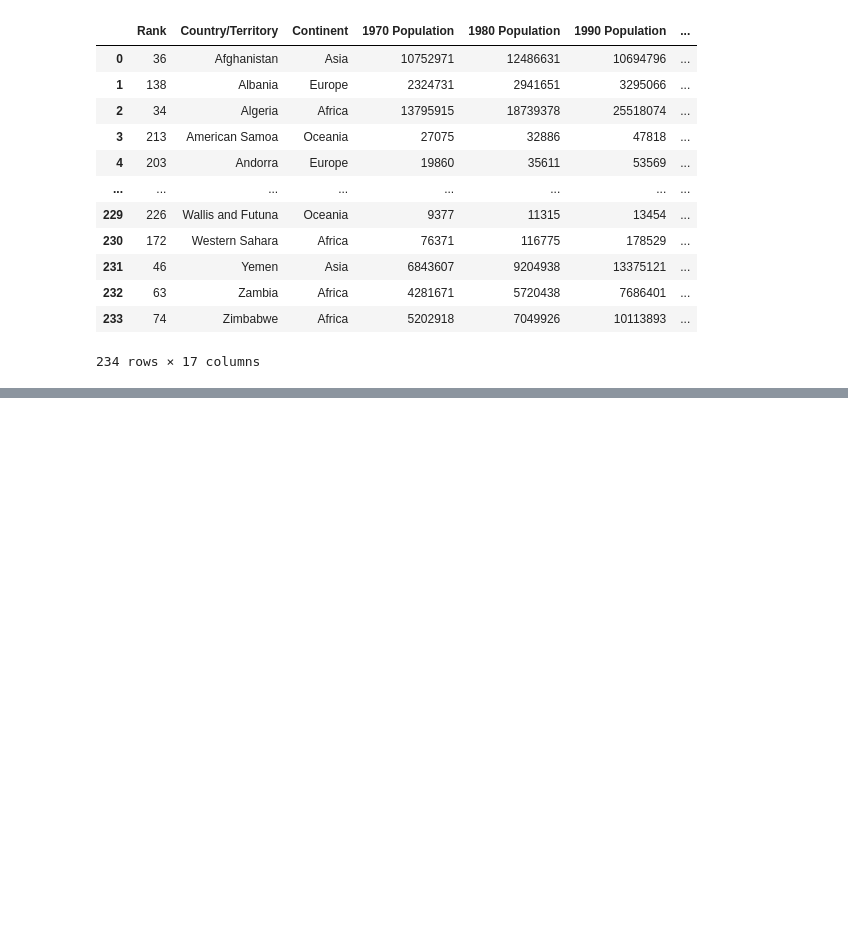
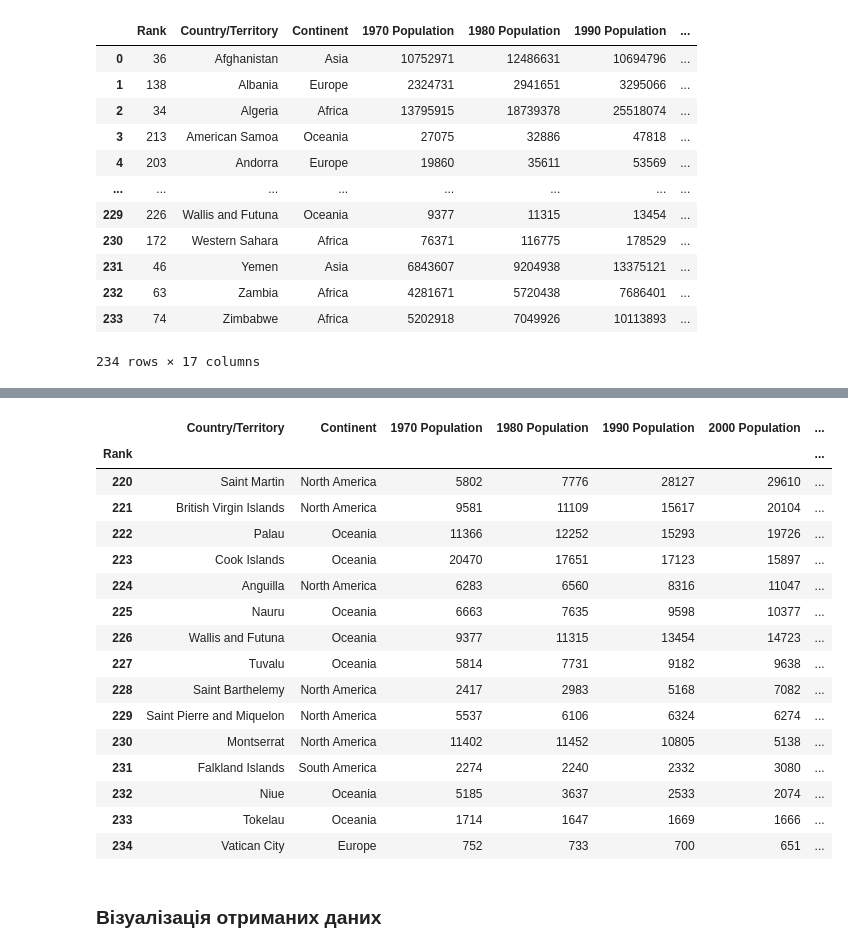
Before and after one commit to Y-Rov/python-PNU-course, a Jupyter notebook: course-part-2/realization-cw-2/rovinskyi-cw-2.ipynb, the cells around one changed output, grey strips where cells are left out. Cells and saved outputs as stored; diff of their text form; code cells hidden in the pictures; blank space fills up the shorter version.

```diff
--- a/course-part-2/realization-cw-2/rovinskyi-cw-2.ipynb
+++ b/course-part-2/realization-cw-2/rovinskyi-cw-2.ipynb
@@ -70,0 +294,23 @@ result_dataframe
+# %%
+# Вивід останніх 15-ти країн по рейтингу
+result_df_with_rank_index.loc[220:]
+# %% [output]
+|  | Country/Territory | Continent | 1970 Population | 1980 Population | 1990 Population | 2000 Population | ... |
+| Rank |  |  |  |  |  |  | ... |
+| 220 | Saint Martin | North America | 5802 | 7776 | 28127 | 29610 | ... |
+| 221 | British Virgin Islands | North America | 9581 | 11109 | 15617 | 20104 | ... |
+| 222 | Palau | Oceania | 11366 | 12252 | 15293 | 19726 | ... |
+| 223 | Cook Islands | Oceania | 20470 | 17651 | 17123 | 15897 | ... |
+| 224 | Anguilla | North America | 6283 | 6560 | 8316 | 11047 | ... |
+| 225 | Nauru | Oceania | 6663 | 7635 | 9598 | 10377 | ... |
+| 226 | Wallis and Futuna | Oceania | 9377 | 11315 | 13454 | 14723 | ... |
+| 227 | Tuvalu | Oceania | 5814 | 7731 | 9182 | 9638 | ... |
+| 228 | Saint Barthelemy | North America | 2417 | 2983 | 5168 | 7082 | ... |
+| 229 | Saint Pierre and Miquelon | North America | 5537 | 6106 | 6324 | 6274 | ... |
+| 230 | Montserrat | North America | 11402 | 11452 | 10805 | 5138 | ... |
+| 231 | Falkland Islands | South America | 2274 | 2240 | 2332 | 3080 | ... |
+| 232 | Niue | Oceania | 5185 | 3637 | 2533 | 2074 | ... |
+| 233 | Tokelau | Oceania | 1714 | 1647 | 1669 | 1666 | ... |
+| 234 | Vatican City | Europe | 752 | 733 | 700 | 651 | ... |
+# %% [markdown]
+### Візуалізація отриманих даних
```
Also changed, not shown: parts of 23 cells of this notebook.
